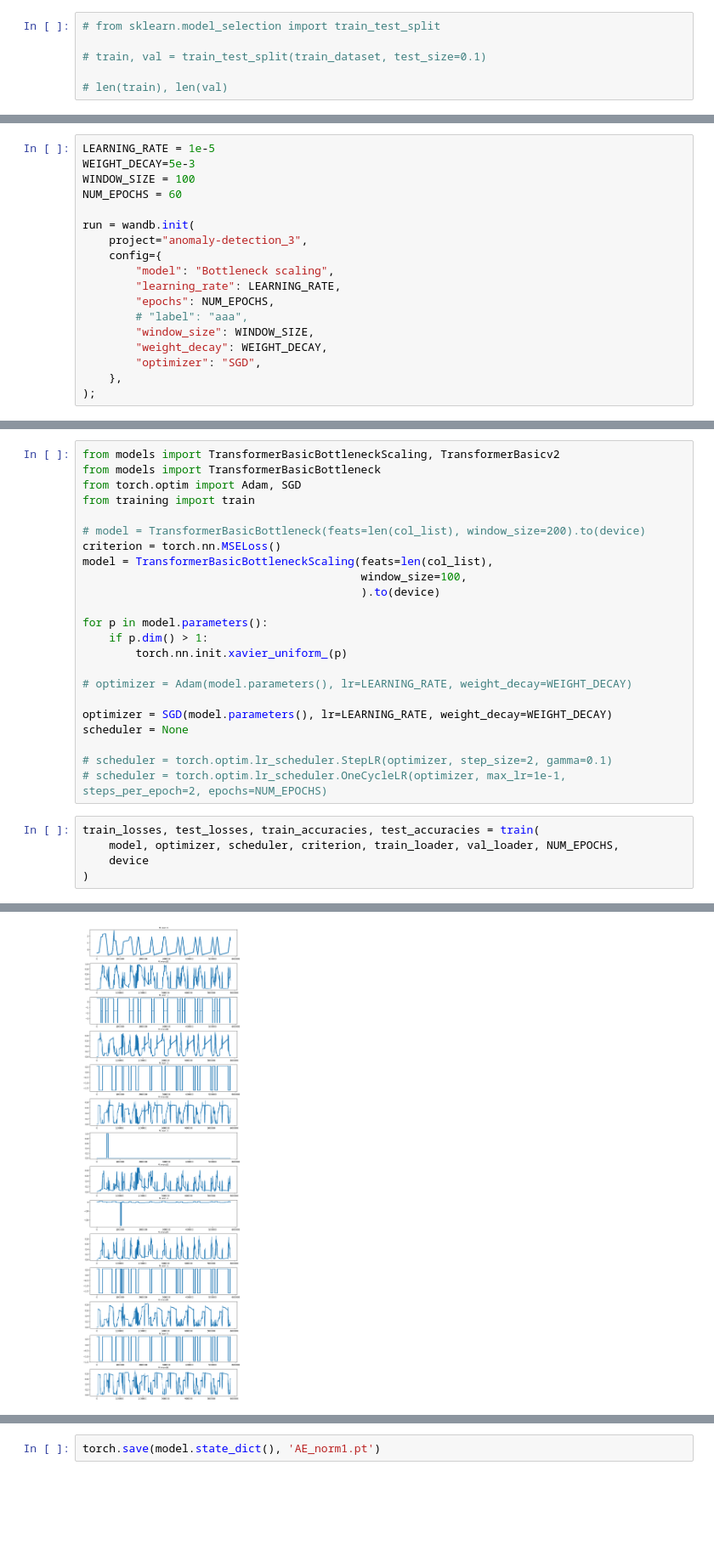
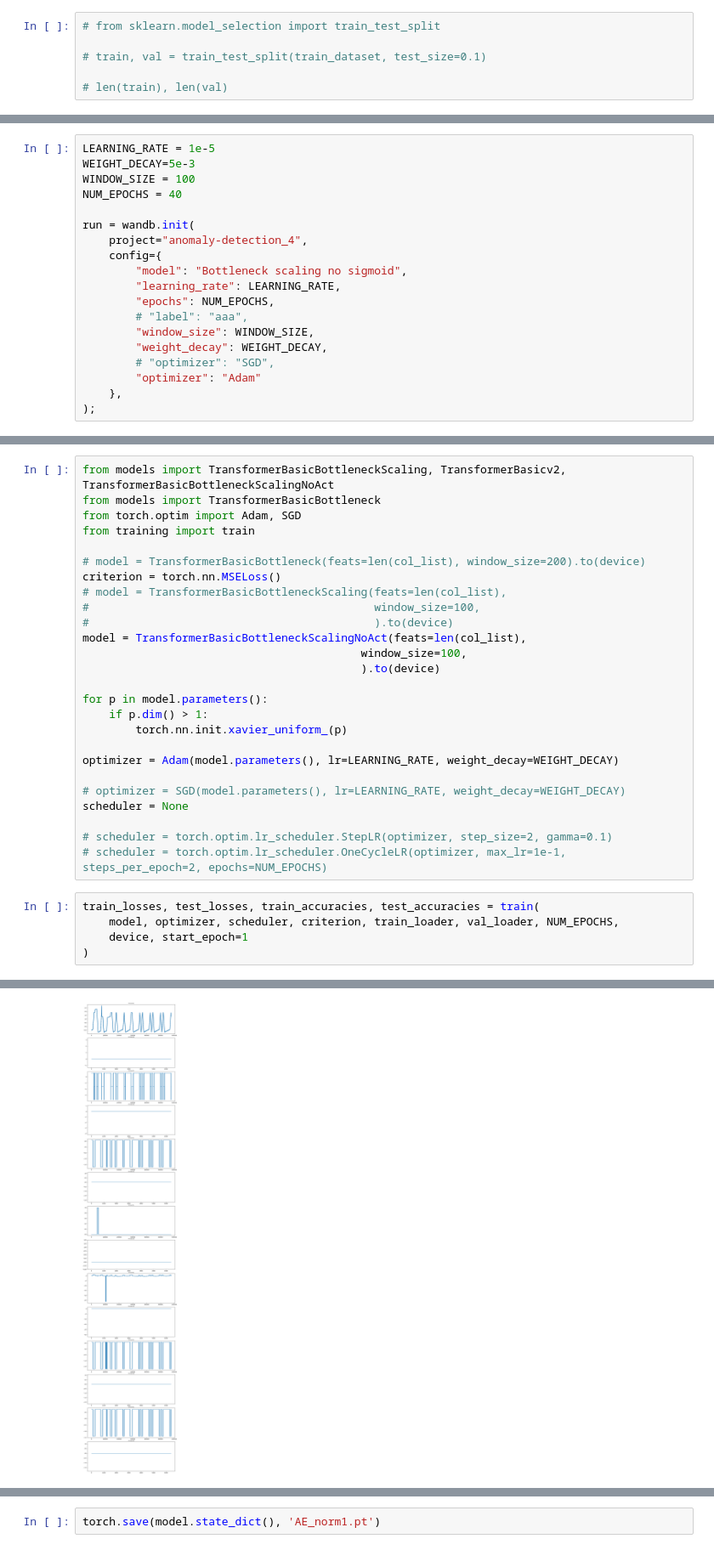
Before and after one commit to Andrei3223/VAE_anomaly_detection, a Jupyter notebook: swat_preproc.ipynb, the cells around one changed output, grey strips where cells are left out. Shown at 85% size. Cells and saved outputs as stored; diff of their text form; blank space fills up the shorter version.

Commit message:
model without sigm

```diff
--- a/swat_preproc.ipynb
+++ b/swat_preproc.ipynb
@@ -359,18 +353,19 @@ True
 LEARNING_RATE = 1e-5
 WEIGHT_DECAY=5e-3
 WINDOW_SIZE = 100
-NUM_EPOCHS = 60
+NUM_EPOCHS = 40
 
 run = wandb.init(
-    project="anomaly-detection_3",
+    project="anomaly-detection_4",
     config={
-        "model": "Bottleneck scaling",
+        "model": "Bottleneck scaling no sigmoid",
         "learning_rate": LEARNING_RATE,
         "epochs": NUM_EPOCHS,
         # "label": "aaa",
         "window_size": WINDOW_SIZE,
         "weight_decay": WEIGHT_DECAY,
-        "optimizer": "SGD",
+        # "optimizer": "SGD",
+        "optimizer": "Adam"
     },
 );
 # %% [output]
@@ -398,12 +393,15 @@ View run at https://wandb.ai/a-gruzitski/anomaly-detection_3/runs/dqi21tsy
 # %%
-from models import TransformerBasicBottleneckScaling, TransformerBasicv2
+from models import TransformerBasicBottleneckScaling, TransformerBasicv2, TransformerBasicBottleneckScalingNoAct
 from models import TransformerBasicBottleneck
 from torch.optim import Adam, SGD
 from training import train
 
 # model = TransformerBasicBottleneck(feats=len(col_list), window_size=200).to(device)
 criterion = torch.nn.MSELoss()
-model = TransformerBasicBottleneckScaling(feats=len(col_list),
+# model = TransformerBasicBottleneckScaling(feats=len(col_list),
+#                                           window_size=100,
+#                                           ).to(device)
+model = TransformerBasicBottleneckScalingNoAct(feats=len(col_list),
                                           window_size=100,
                                           ).to(device)
 
@@ -411,9 +409,9 @@ for p in model.parameters():
     if p.dim() > 1:
         torch.nn.init.xavier_uniform_(p)
 
-# optimizer = Adam(model.parameters(), lr=LEARNING_RATE, weight_decay=WEIGHT_DECAY)
+optimizer = Adam(model.parameters(), lr=LEARNING_RATE, weight_decay=WEIGHT_DECAY)
 
-optimizer = SGD(model.parameters(), lr=LEARNING_RATE, weight_decay=WEIGHT_DECAY)
+# optimizer = SGD(model.parameters(), lr=LEARNING_RATE, weight_decay=WEIGHT_DECAY)
 scheduler = None
 
 # scheduler = torch.optim.lr_scheduler.StepLR(optimizer, step_size=2, gamma=0.1)
@@ -421,6 +419,6 @@ scheduler = None
 # %%
 train_losses, test_losses, train_accuracies, test_accuracies = train(
     model, optimizer, scheduler, criterion, train_loader, val_loader, NUM_EPOCHS,
-    device
+    device, start_epoch=1
 )
 # %% [output]
@@ -427 +426 @@ train_losses, test_losses, train_accuracies, test_accuracies = train(
-[figure, old version]
+[figure, new version]
```
Also changed, not shown: parts of 25 cells of this notebook, 3 other files.
